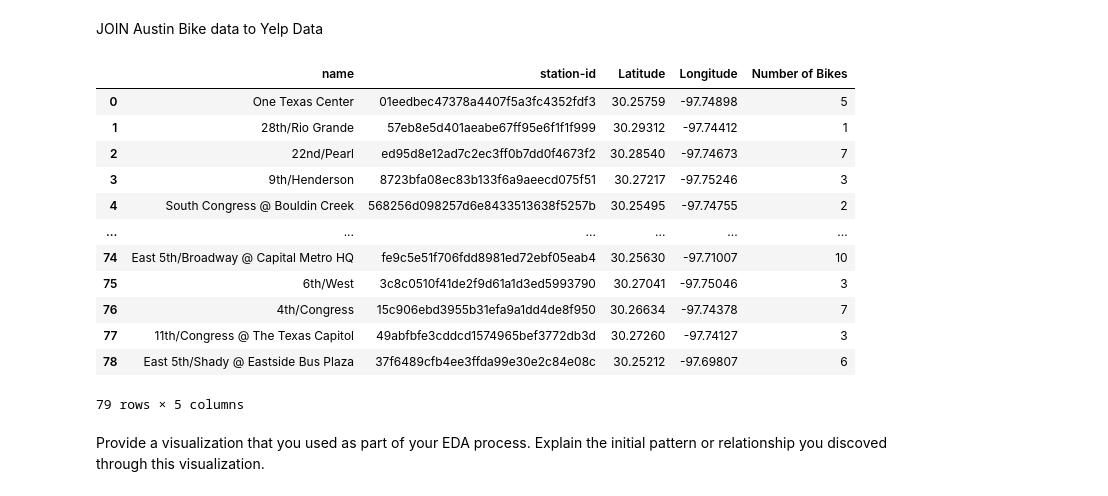
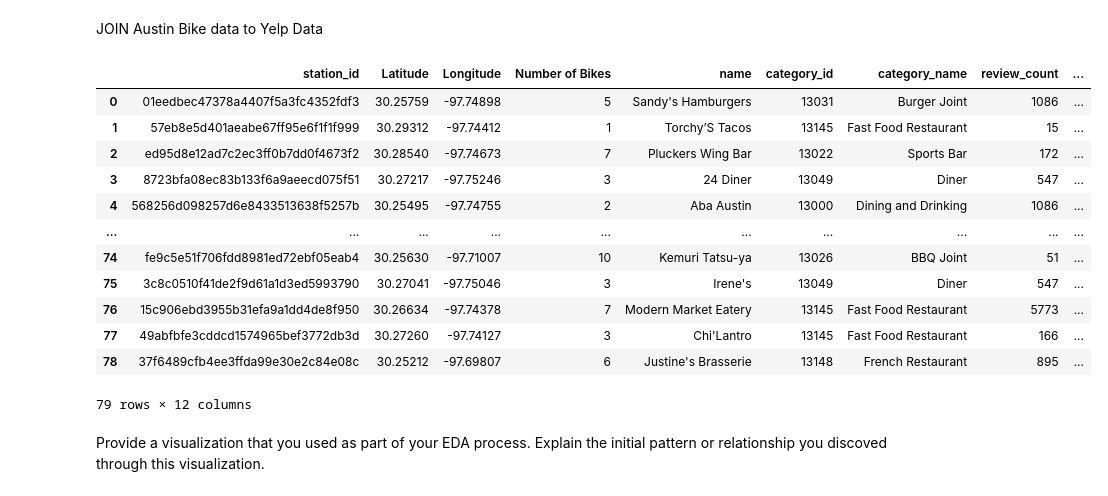
Before and after one commit to LaraOnipede/Stat-Modelling-with-Python, a Jupyter notebook: notebooks/joining_data.ipynb, the cells around one changed output. Drawn from its saved outputs; the diff is of its cells as text; code cells hidden in the pictures.

```diff
--- a/notebooks/joining_data.ipynb
+++ b/notebooks/joining_data.ipynb
@@ -155,18 +58,20 @@ True
 # %% [markdown]
 JOIN Austin Bike data to Yelp Data
-# %%
-citybikes_df
-# %% [output]
-|  | name | station-id | Latitude | Longitude | Number of Bikes |
-| 0 | One Texas Center | 01eedbec47378a4407f5a3fc4352fdf3 | 30.25759 | -97.74898 | 5 |
-| 1 | 28th/Rio Grande | 57eb8e5d401aeabe67ff95e6f1f1f999 | 30.29312 | -97.74412 | 1 |
-| 2 | 22nd/Pearl | ed95d8e12ad7c2ec3ff0b7dd0f4673f2 | 30.28540 | -97.74673 | 7 |
-| 3 | 9th/Henderson | 8723bfa08ec83b133f6a9aeecd075f51 | 30.27217 | -97.75246 | 3 |
-| 4 | South Congress @ Bouldin Creek | 568256d098257d6e8433513638f5257b | 30.25495 | -97.74755 | 2 |
-| ... | ... | ... | ... | ... | ... |
-| 74 | East 5th/Broadway @ Capital Metro HQ | fe9c5e51f706fdd8981ed72ebf05eab4 | 30.25630 | -97.71007 | 10 |
-| 75 | 6th/West | 3c8c0510f41de2f9d61a1d3ed5993790 | 30.27041 | -97.75046 | 3 |
-| 76 | 4th/Congress | 15c906ebd3955b31efa9a1dd4de8f950 | 30.26634 | -97.74378 | 7 |
-| 77 | 11th/Congress @ The Texas Capitol | 49abfbfe3cddcd1574965bef3772db3d | 30.27260 | -97.74127 | 3 |
-| 78 | East 5th/Shady @ Eastside Bus Plaza | 37f6489cfb4ee3ffda99e30e2c84e08c | 30.25212 | -97.69807 | 6 |
-79 rows × 5 columns
+# %%
+combined_station_df = pd.merge(citybikes_df, yelp_foursquare_df, on='station_id', how='inner')
+#df.drop_duplicates(subset='station_id', inplace=True)
+combined_station_df
+# %% [output]
+|  | station_id | Latitude | Longitude | Number of Bikes | name | category_id | category_name | review_count | ... |
+| 0 | 01eedbec47378a4407f5a3fc4352fdf3 | 30.25759 | -97.74898 | 5 | Sandy's Hamburgers | 13031 | Burger Joint | 1086 | ... |
+| 1 | 57eb8e5d401aeabe67ff95e6f1f1f999 | 30.29312 | -97.74412 | 1 | Torchy’S Tacos | 13145 | Fast Food Restaurant | 15 | ... |
+| 2 | ed95d8e12ad7c2ec3ff0b7dd0f4673f2 | 30.28540 | -97.74673 | 7 | Pluckers Wing Bar | 13022 | Sports Bar | 172 | ... |
+| 3 | 8723bfa08ec83b133f6a9aeecd075f51 | 30.27217 | -97.75246 | 3 | 24 Diner | 13049 | Diner | 547 | ... |
+| 4 | 568256d098257d6e8433513638f5257b | 30.25495 | -97.74755 | 2 | Aba Austin | 13000 | Dining and Drinking | 1086 | ... |
+| ... | ... | ... | ... | ... | ... | ... | ... | ... | ... |
+| 74 | fe9c5e51f706fdd8981ed72ebf05eab4 | 30.25630 | -97.71007 | 10 | Kemuri Tatsu-ya | 13026 | BBQ Joint | 51 | ... |
+| 75 | 3c8c0510f41de2f9d61a1d3ed5993790 | 30.27041 | -97.75046 | 3 | Irene's | 13049 | Diner | 547 | ... |
+| 76 | 15c906ebd3955b31efa9a1dd4de8f950 | 30.26634 | -97.74378 | 7 | Modern Market Eatery | 13145 | Fast Food Restaurant | 5773 | ... |
+| 77 | 49abfbfe3cddcd1574965bef3772db3d | 30.27260 | -97.74127 | 3 | Chi'Lantro | 13145 | Fast Food Restaurant | 166 | ... |
+| 78 | 37f6489cfb4ee3ffda99e30e2c84e08c | 30.25212 | -97.69807 | 6 | Justine's Brasserie | 13148 | French Restaurant | 895 | ... |
+79 rows × 12 columns
```
Also changed, not shown: parts of 21 cells of this notebook.
